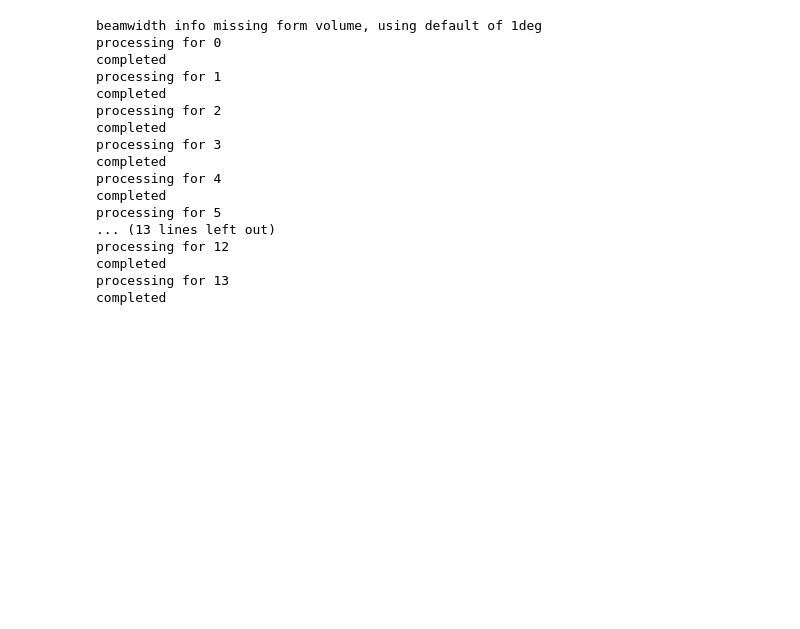
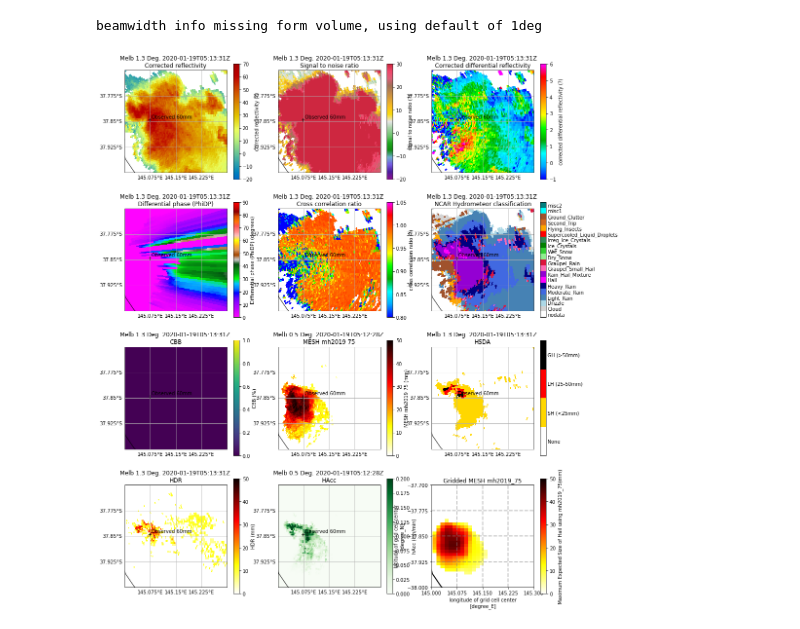
Before and after one commit to joshua-wx/pyhail, a Jupyter notebook: notebooks/example.ipynb, the cells around one changed output. Cells and saved outputs as stored; diff of their text form; code cells hidden in the pictures; blank space fills up the shorter version.

```diff
--- a/notebooks/example.ipynb
+++ b/notebooks/example.ipynb
@@ -15,6 +25,6 @@ import cartopy.crs as ccrs
 # %%
 #configurations for HSDA retrieval
-hca_hail_idx = [9, 10] #list of hail classe(s) indices in HCA
+hca_hail_idx = [6, 7, 8] #list of hail classe(s) indices in HCA
 dzdr         = 0 #ZDR offset (used to correct calibration)
 
 #grid configuration required for calculating MESH
@@ -257,33 +297,17 @@ def pipeline(radar_file_name, tilt, close_fig=True):
 #define paths
 srtm_fn    = 'example_data/melb_500m_dem.tif'
 sounding_fn = 'example_data/melb_20200119_era5_sounding.npz'
-radar_fn    = 'example_data/02_20200119_051228_level1b_ppi.nc'
+radar_fn    = 'example_data/02_20200119_051228_ppi.nc' #This example is from the Melbourne (Laverton Radar) at 0512UTC on the 19th Jan 2020
 out_path    = 'output_data'
 if not os.path.exists(out_path):
         os.makedirs(out_path)
 
 #calculate cumulative beam blocking fraction CBB
 cbb_meta = calc_beam_blocking(radar_fn, srtm_fn)
-
-#run pipeline
-for tilt in range(0,14):
-    print('processing for', tilt)
-    pipeline(radar_fn, tilt)
 # %% [output]
 beamwidth info missing form volume, using default of 1deg
-processing for 0
-completed
-processing for 1
-completed
-processing for 2
-completed
-processing for 3
-completed
-processing for 4
-completed
-processing for 5
-... (13 lines left out)
-processing for 12
-completed
-processing for 13
-completed
+# %%
+#run pipeline for a single tilt (may not be the lowest sweep)
+pipeline(radar_fn, 2, close_fig=False)
+# %% [output]
+[figure, added]
```
Also changed, not shown: parts of 4 cells of this notebook, 11 other files.
